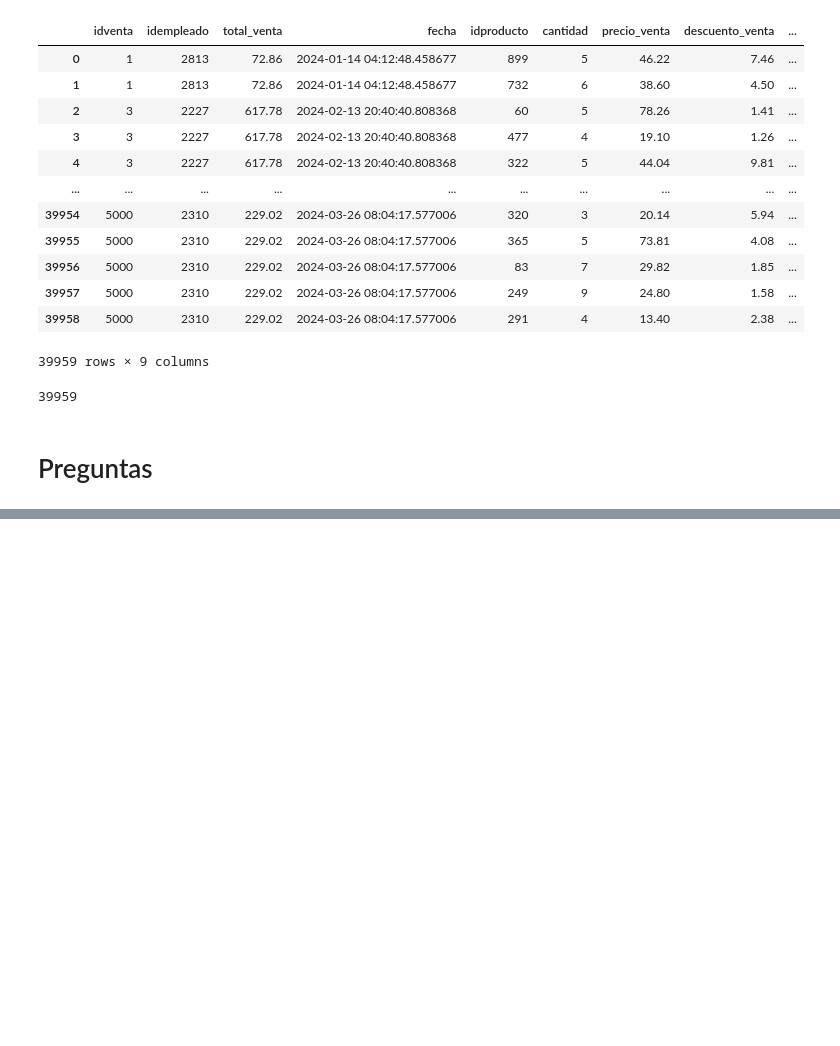
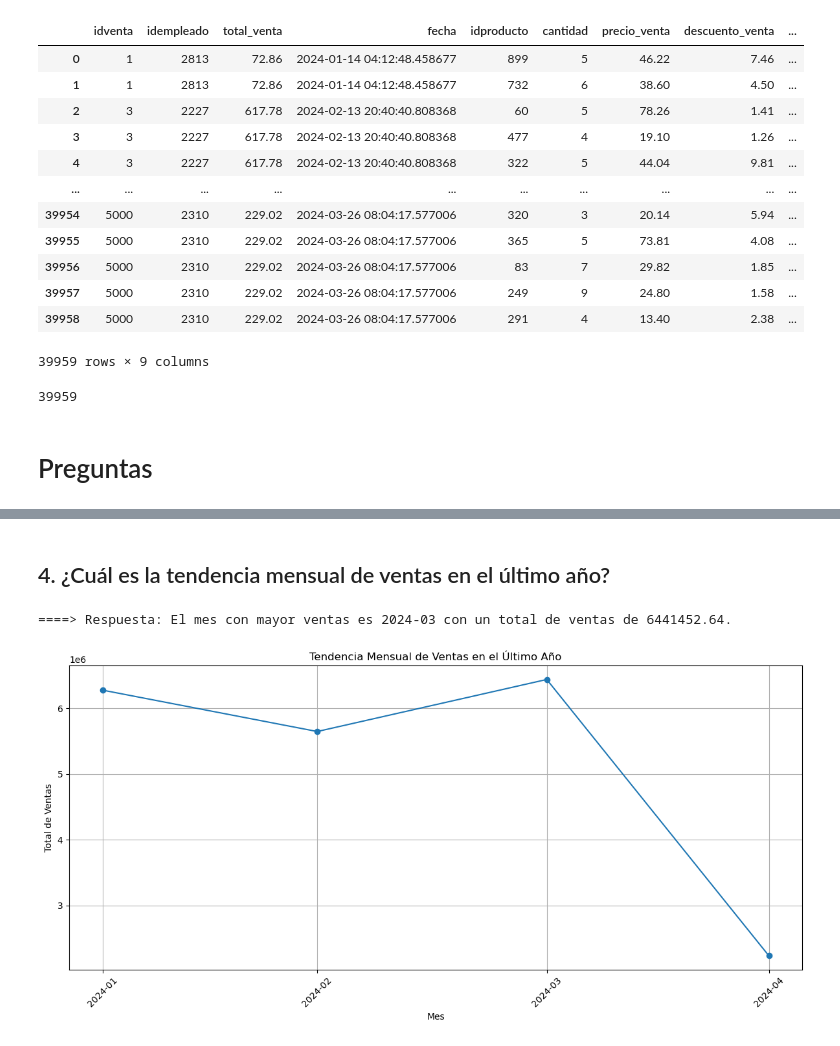
Before and after one commit to yosefmarr/python-final-project, a Jupyter notebook: etl.ipynb, the cells around one changed output, grey strips where cells are left out. Saved outputs shown, nothing was run; the diff lists cells and outputs as text; code cells hidden in the pictures; blank space fills up the shorter version.

```diff
--- a/etl.ipynb
+++ b/etl.ipynb
@@ -369,0 +415,31 @@ factVentas.to_sql('factVentas', etl_driver, index=False, if_exists='append')
+# %% [markdown]
+## 4. ¿Cuál es la tendencia mensual de ventas en el último año?
+# %%
+# Conversión de la columna 'fecha' a datetime
+factVentas['fecha'] = pd.to_datetime(factVentas['fecha'])
+
+# Filtrando ventas del último año
+end_date = factVentas['fecha'].max()
+start_date = end_date - pd.DateOffset(years=1)
+ventas_ultimo_año = factVentas[(factVentas['fecha'] >= start_date) & (factVentas['fecha'] <= end_date)]
+
+# Agrupando por mes y sumando las ventas
+ventas_mensuales = ventas_ultimo_año.groupby(pd.Grouper(key='fecha', freq='M'))['total_venta'].sum().reset_index()
+
+# Resultado clave
+max_venta_mes = ventas_mensuales.loc[ventas_mensuales['total_venta'].idxmax()]
+print(f"====> Respuesta: El mes con mayor ventas es {max_venta_mes['fecha'].strftime('%Y-%m')} con un total de ventas de {max_venta_mes['total_venta']}.")
+
+# Graficando la tendencia mensual de ventas
+plt.figure(figsize=(12, 6))
+plt.plot(ventas_mensuales['fecha'], ventas_mensuales['total_venta'], marker='o', linestyle='-')
+plt.title('Tendencia Mensual de Ventas en el Último Año')
+plt.xlabel('Mes')
+plt.ylabel('Total de Ventas')
+plt.grid(True)
+plt.xticks(ventas_mensuales['fecha'], [date.strftime('%Y-%m') for date in ventas_mensuales['fecha']], rotation=45)
+plt.tight_layout()
+plt.show()
+# %% [output]
+====> Respuesta: El mes con mayor ventas es 2024-03 con un total de ventas de 6441452.64.
+[figure, added]
```
Also changed, not shown: parts of 11 cells of this notebook.
